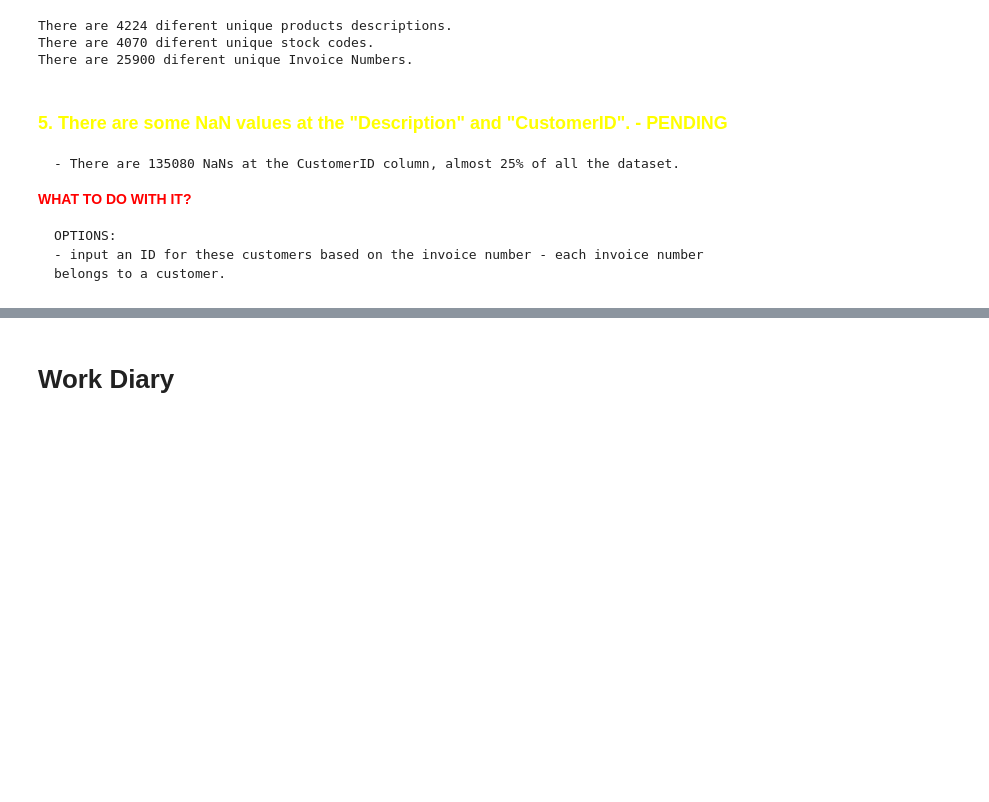
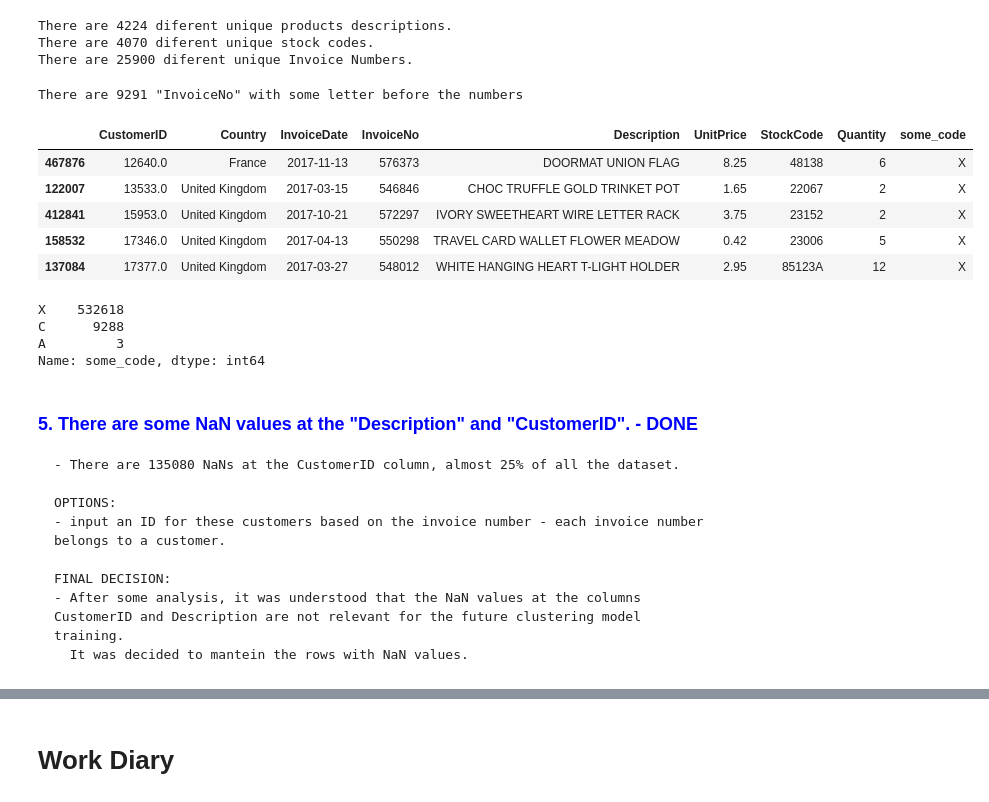
Before and after one commit to felipedmnq/PA05-Insiders-Program, a Jupyter notebook: Notebooks/c1.0-fdv-end-to-end-clustering.ipynb, the cells around one changed output, grey strips where cells are left out. Drawn from its saved outputs; the diff is of its cells as text; code cells hidden in the pictures; blank space fills up the shorter version.

Commit message:
done some data cleaning

```diff
--- a/Notebooks/c1.0-fdv-end-to-end-clustering.ipynb
+++ b/Notebooks/c1.0-fdv-end-to-end-clustering.ipynb
@@ -245,3 +220,40 @@ print(f'There are {len(df_init_2["InvoiceNo"].unique())} diferent unique Invoice
 There are 4224 diferent unique products descriptions.
 There are 4070 diferent unique stock codes.
 There are 25900 diferent unique Invoice Numbers.
+# %%
+normal = []
+not_normal = []
+# %%
+for x in df_init_2['InvoiceNo']:
+    if len(x) == 6:
+        normal.append(x)
+    else:
+        not_normal.append(x)
+# %%
+print(f'There are {len(not_normal)} "InvoiceNo" with some letter before the numbers')
+# %% [output]
+There are 9291 "InvoiceNo" with some letter before the numbers
+# %%
+# Created the "SOME_CODE" column, to split the "InvoiceNo" from some code before the numbers.
+
+df_init_2['some_code'] = df_init_2['InvoiceNo'].apply(lambda x: "X" if len(x) == 6 else x[0])
+# %%
+# Separated the code (letter) before some "InvouceNo" from the number itself.
+
+df_init_2['InvoiceNo'] = df_init_2['InvoiceNo'].apply(lambda x: x if len(x) == 6 else x[1:])
+# %%
+df_init_2.sample(5)
+# %% [output]
+|  | CustomerID | Country | InvoiceDate | InvoiceNo | Description | UnitPrice | StockCode | Quantity | some_code |
+| 467876 | 12640.0 | France | 2017-11-13 | 576373 | DOORMAT UNION FLAG | 8.25 | 48138 | 6 | X |
+| 122007 | 13533.0 | United Kingdom | 2017-03-15 | 546846 | CHOC TRUFFLE GOLD TRINKET POT | 1.65 | 22067 | 2 | X |
+| 412841 | 15953.0 | United Kingdom | 2017-10-21 | 572297 | IVORY SWEETHEART WIRE LETTER RACK | 3.75 | 23152 | 2 | X |
+| 158532 | 17346.0 | United Kingdom | 2017-04-13 | 550298 | TRAVEL CARD WALLET FLOWER MEADOW | 0.42 | 23006 | 5 | X |
+| 137084 | 17377.0 | United Kingdom | 2017-03-27 | 548012 | WHITE HANGING HEART T-LIGHT HOLDER | 2.95 | 85123A | 12 | X |
+# %%
+df_init_2['some_code'].value_counts()
+# %% [output]
+X    532618
+C      9288
+A         3
+Name: some_code, dtype: int64
@@ -248,10 +264,13 @@ There are 25900 diferent unique Invoice Numbers.
 # %% [markdown]
-### <span style="color:yellow">5. There are some NaN values at the "Description" and "CustomerID".<span> - PENDING
+### <span style="color:blue">5. There are some NaN values at the "Description" and "CustomerID".<span> - DONE
 
     - There are 135080 NaNs at the CustomerID column, almost 25% of all the dataset.
-<span style="color:red">**WHAT TO DO WITH IT?**<span>
 
     OPTIONS:
     - input an ID for these customers based on the invoice number - each invoice number belongs to a customer.
+
+    FINAL DECISION:
+    - After some analysis, it was understood that the NaN values at the columns CustomerID and Description are not relevant for the future clustering model training.
+      It was decided to mantein the rows with NaN values.
 # %%
 df_init_2.isna().sum()
```
Also changed, not shown: parts of 14 cells of this notebook.
